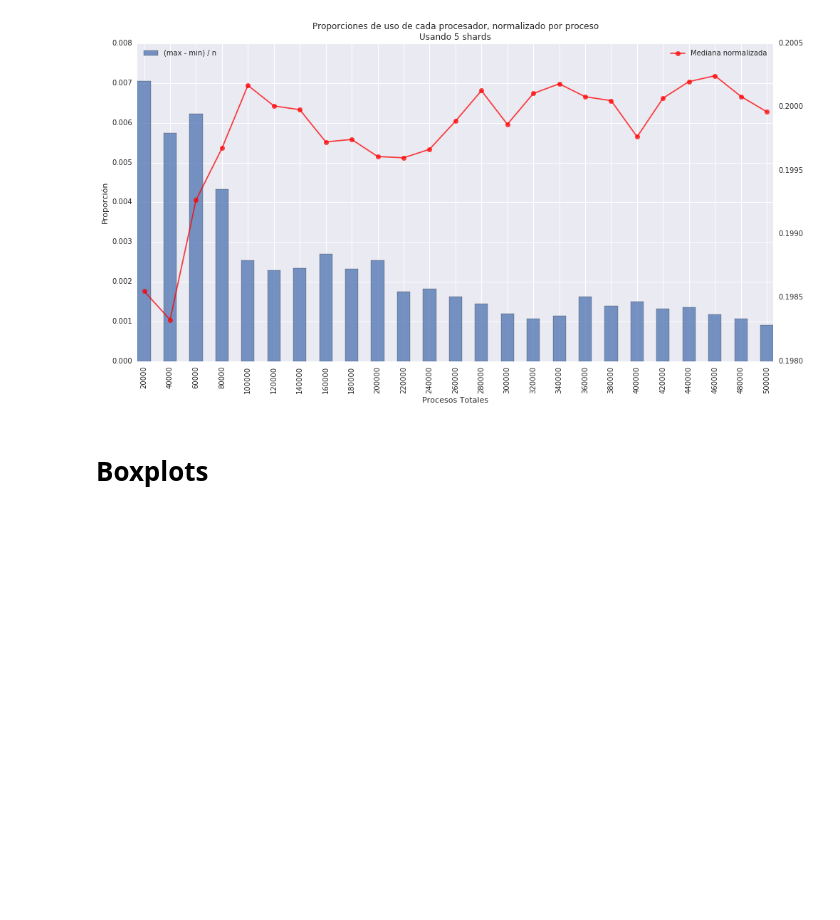
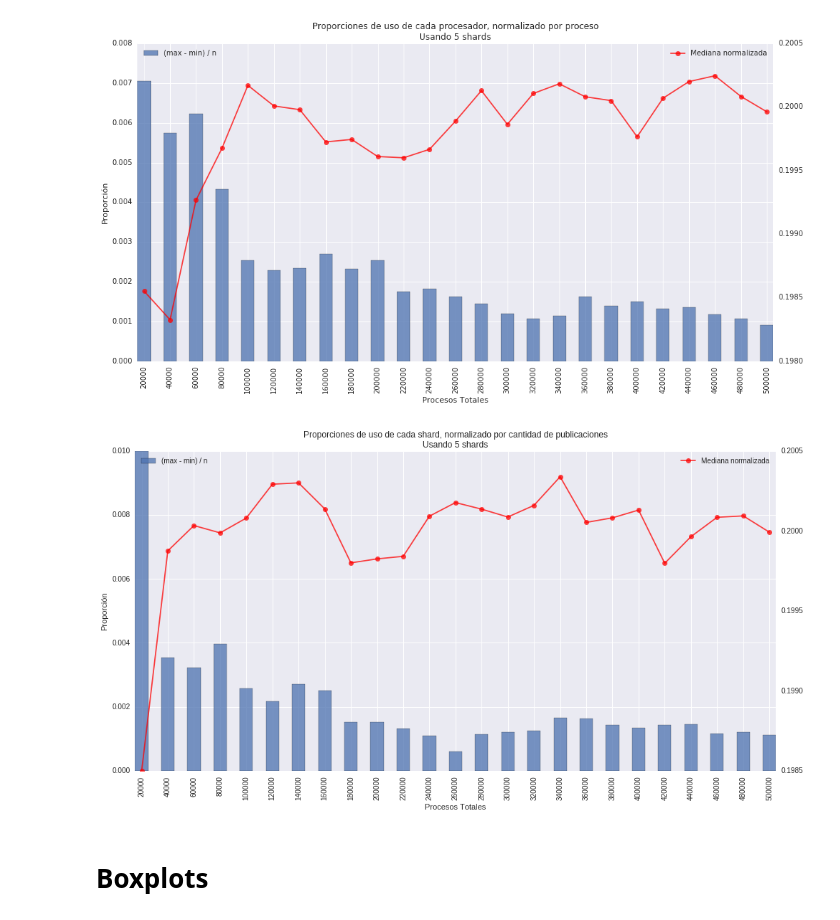
Before and after one commit to miguelmaurizio/bd-tp2, a Jupyter notebook: parte3/Graficos.ipynb, the cells around one changed output. Cells and saved outputs as stored; diff of their text form; code cells hidden in the pictures; blank space fills up the shorter version.

```diff
--- a/parte3/Graficos.ipynb
+++ b/parte3/Graficos.ipynb
@@ -95,6 +126,28 @@ pyplot.legend(loc = 0)
 pyplot.savefig('range_median_normalized.png')
 # %% [output]
 [figure]
+# %%
+pyplot.title(u'Proporciones de uso de cada shard, normalizado por cantidad de publicaciones\nUsando 5 shards')
+pyplot.ylabel(u'Proporción')
+
+pt = pandas.DataFrame({
+    u'Proporción': shards.apply(lambda s: (s.max() - s.min()) / s.name, axis = 1),
+    'Mediana': shards.apply(lambda s: s.median() / s.name, axis = 1)
+})
+
+ax = pt[u'Proporción'].plot(alpha = .75, kind = 'bar', label = '(max - min) / n')
+
+pyplot.legend(loc = 2)
+
+ax2 = ax.twinx()
+ax2.grid()
+t, = ax2.plot(ax.get_xticks(), pt['Mediana'].values, alpha = .75, color = 'r', marker = 'o', label = 'Mediana normalizada')
+
+pyplot.legend(loc = 0)
+
+pyplot.savefig('range_median_normalized.png')
+# %% [output]
+[figure, added]
 # %% [markdown]
 # Boxplots
 # %%
```
Also changed, not shown: parts of 12 cells of this notebook, 4 other files.
